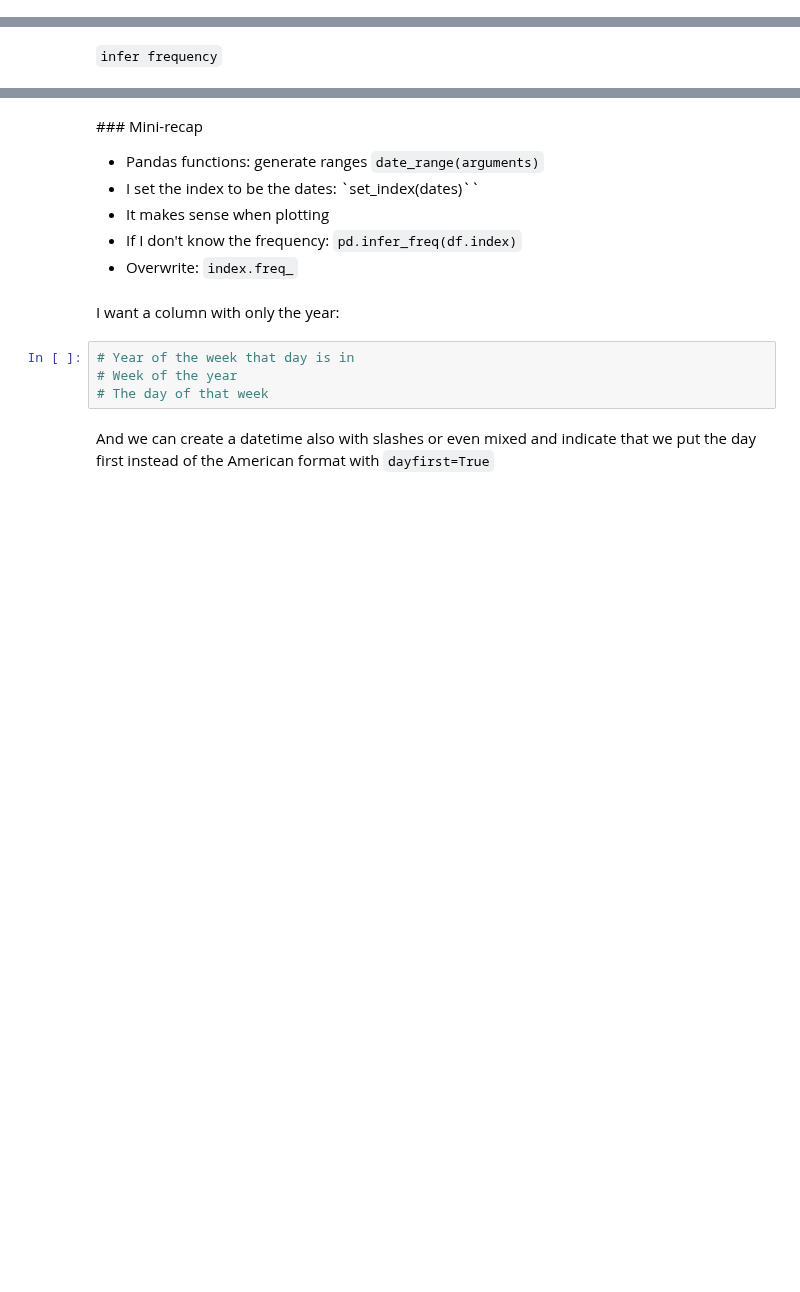
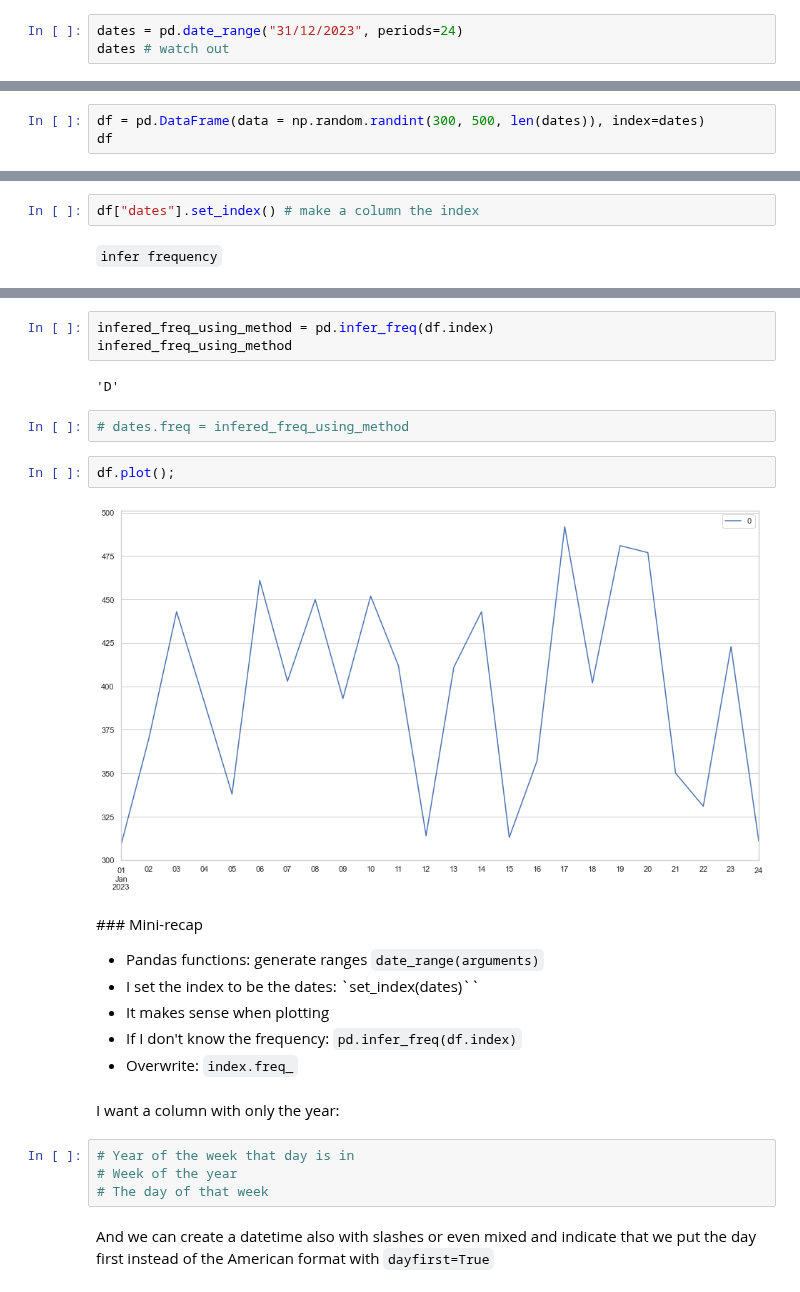
Before and after one commit to Ironhack-data-bcn-oct-2023/lectures, a Jupyter notebook: week-6/04 - Time series I - Properties (decomposition) .ipynb, the cells around one changed output, grey strips where cells are left out. Cells and saved outputs as stored; diff of their text form; blank space fills up the shorter version.

```diff
--- a/week-6/04 - Time series I - Properties (decomposition) .ipynb
+++ b/week-6/04 - Time series I - Properties (decomposition) .ipynb
@@ -79,0 +172,3 @@ Of course, there are many [more](https://pandas.pydata.org/pandas-docs/stable/us
+# %%
+dates = pd.date_range("31/12/2023", periods=24)
+dates # watch out
@@ -79,0 +183,3 @@ Of course, there are many [more](https://pandas.pydata.org/pandas-docs/stable/us
+# %%
+df = pd.DataFrame(data = np.random.randint(300, 500, len(dates)), index=dates)
+df
@@ -80,2 +204,4 @@ Of course, there are many [more](https://pandas.pydata.org/pandas-docs/stable/us
+# %%
+df["dates"].set_index() # make a column the index
 # %% [markdown]
 `infer frequency`
@@ -82,3 +218,14 @@ Of course, there are many [more](https://pandas.pydata.org/pandas-docs/stable/us
+# %%
+infered_freq_using_method = pd.infer_freq(df.index)
+infered_freq_using_method
+# %% [output]
+'D'
+# %%
+# dates.freq = infered_freq_using_method
+# %%
+df.plot();
+# %% [output]
+[figure, added]
 # %% [markdown]
 ### Mini-recap
 
```
Also changed, not shown: parts of 41 cells of this notebook.
